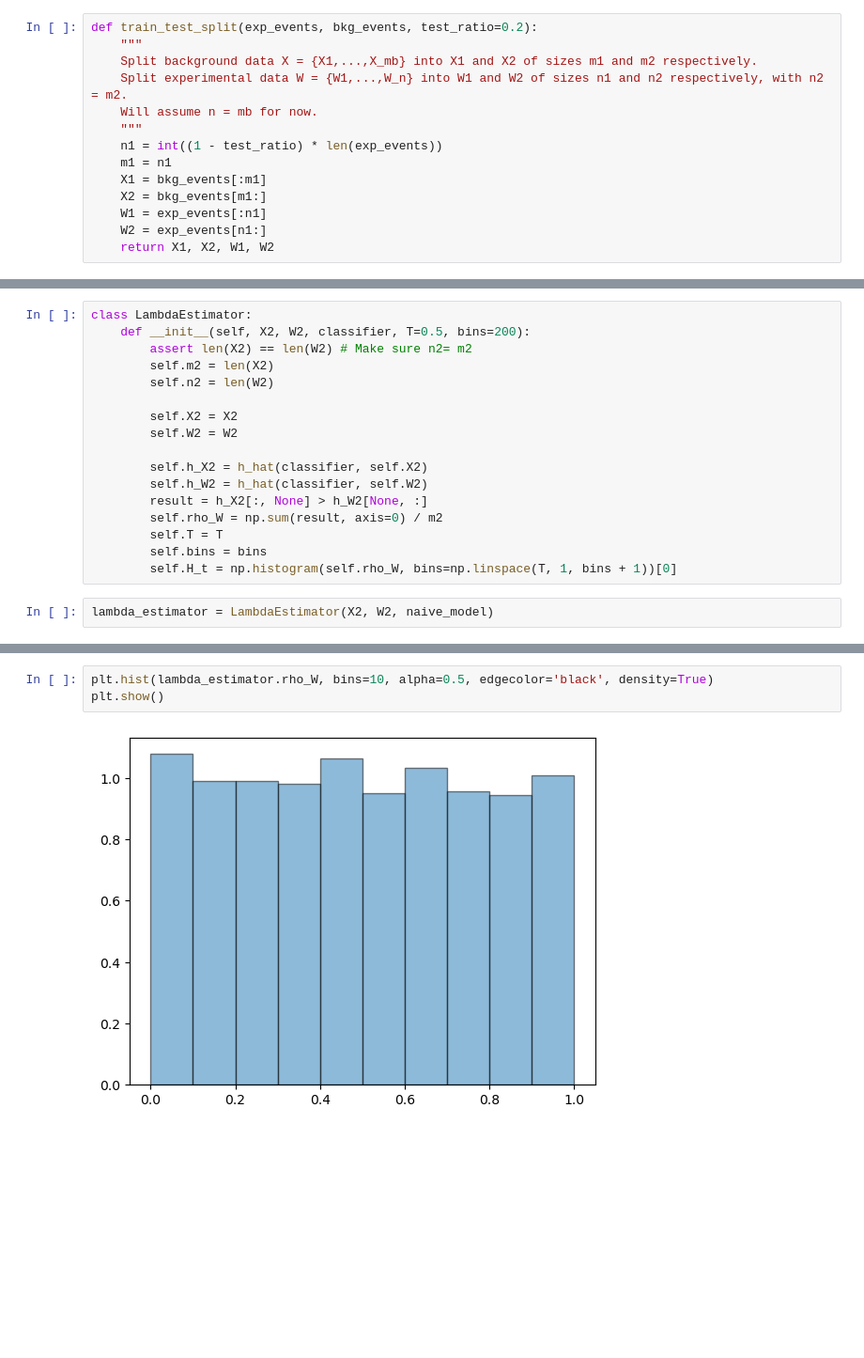
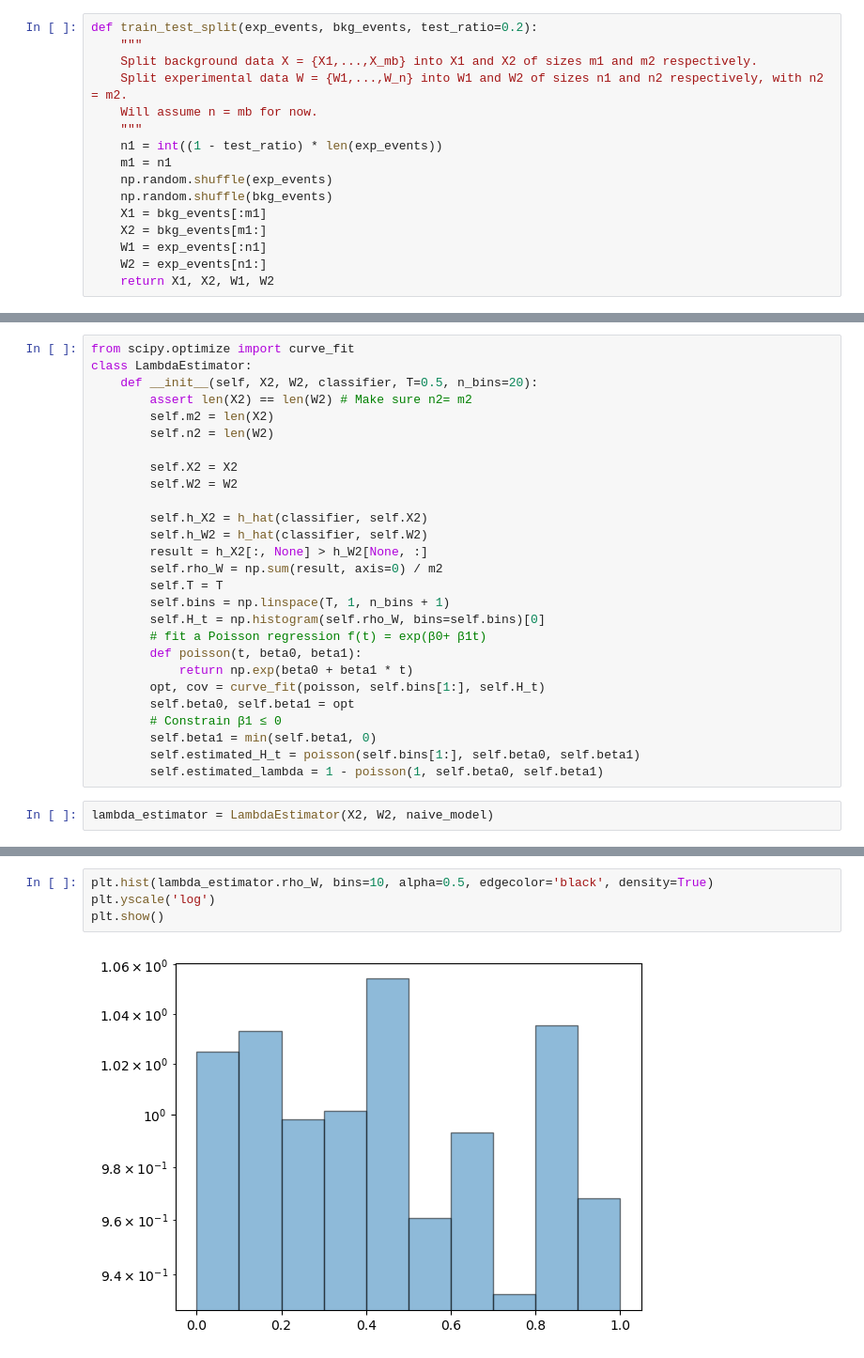
Before and after one commit to ZhengtingHe/ADwithNE, a Jupyter notebook: demo/analysis.ipynb, the cells around one changed output, grey strips where cells are left out. Shown at 94% size. Saved outputs shown, nothing was run; the diff lists cells and outputs as text; blank space fills up the shorter version.

```diff
--- a/demo/analysis.ipynb
+++ b/demo/analysis.ipynb
@@ -174,6 +174,8 @@ def train_test_split(exp_events, bkg_events, test_ratio=0.2):
     """
     n1 = int((1 - test_ratio) * len(exp_events))
     m1 = n1
+    np.random.shuffle(exp_events)
+    np.random.shuffle(bkg_events)
     X1 = bkg_events[:m1]
     X2 = bkg_events[m1:]
     W1 = exp_events[:n1]
@@ -532,6 +578,7 @@ plt.show()
 # %%
+from scipy.optimize import curve_fit
 class LambdaEstimator:
-    def __init__(self, X2, W2, classifier, T=0.5, bins=200):
+    def __init__(self, X2, W2, classifier, T=0.5, n_bins=20):
         assert len(X2) == len(W2) # Make sure n2= m2
         self.m2 = len(X2)
         self.n2 = len(W2)
@@ -544,7 +591,16 @@ class LambdaEstimator:
         result = h_X2[:, None] > h_W2[None, :]
         self.rho_W = np.sum(result, axis=0) / m2
         self.T = T
-        self.bins = bins
-        self.H_t = np.histogram(self.rho_W, bins=np.linspace(T, 1, bins + 1))[0]
+        self.bins = np.linspace(T, 1, n_bins + 1)
+        self.H_t = np.histogram(self.rho_W, bins=self.bins)[0]
+        # fit a Poisson regression f(t) = exp(β0+ β1t)
+        def poisson(t, beta0, beta1):
+            return np.exp(beta0 + beta1 * t)
+        opt, cov = curve_fit(poisson, self.bins[1:], self.H_t)
+        self.beta0, self.beta1 = opt
+        # Constrain β1 ≤ 0
+        self.beta1 = min(self.beta1, 0)
+        self.estimated_H_t = poisson(self.bins[1:], self.beta0, self.beta1)
+        self.estimated_lambda = 1 - poisson(1, self.beta0, self.beta1)
 # %%
 lambda_estimator = LambdaEstimator(X2, W2, naive_model)
@@ -551,5 +619,6 @@ lambda_estimator = LambdaEstimator(X2, W2, naive_model)
 # %%
 plt.hist(lambda_estimator.rho_W, bins=10, alpha=0.5, edgecolor='black', density=True)
+plt.yscale('log')
 plt.show()
 # %% [output]
-[figure, old version]
+[figure, new version]
```
Also changed, not shown: parts of 12 cells of this notebook.
